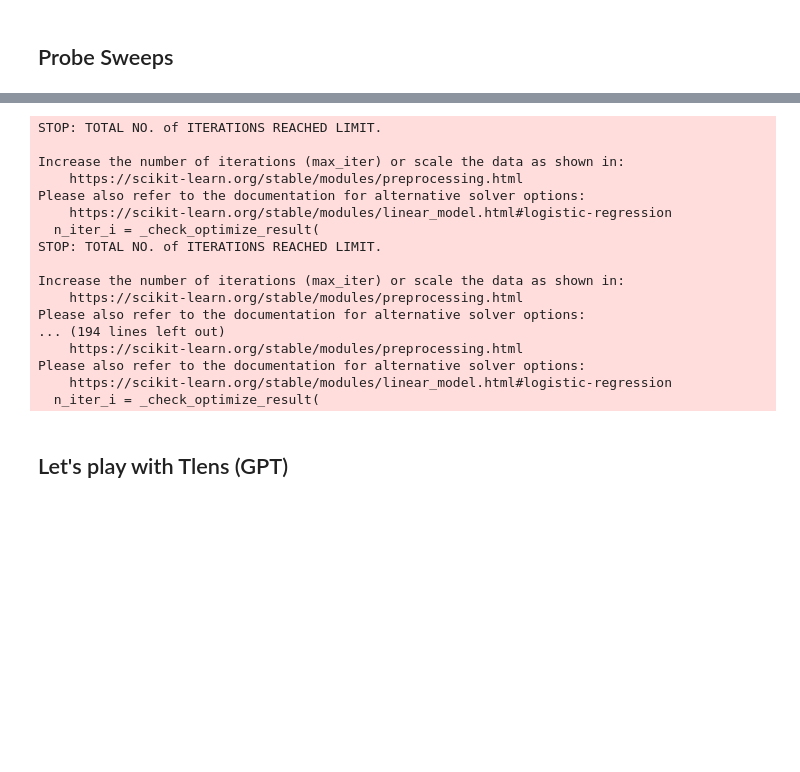
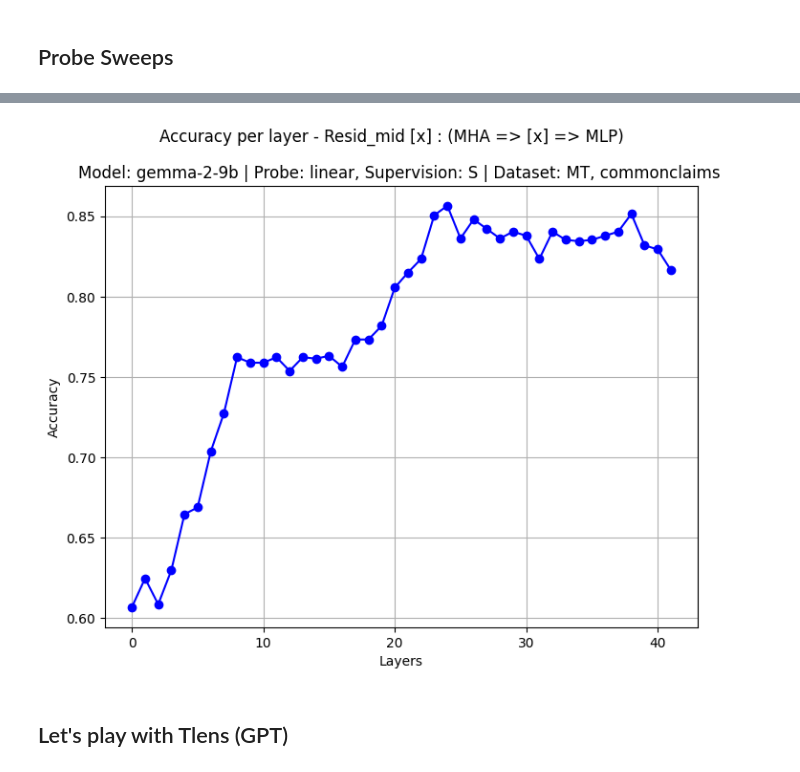
Before and after one commit to Supersheep7/belief-repr1, a Jupyter notebook: main.ipynb, the cells around one changed output, grey strips where cells are left out. Cells and saved outputs as stored; diff of their text form; code cells hidden in the pictures; blank space fills up the shorter version.

```diff
--- a/main.ipynb
+++ b/main.ipynb
@@ -235,14 +235,14 @@ attn_extractor = ActivationExtractor(model=model, data=x, labels=y, device=devic
                                      batch_size=probe_config.batch_size)
 attn_extractor.set_hooks([i for i in range(model.cfg.n_layers)], ['z'], attn=True) # for instance
 attn_activations, attn_labels = attn_extractor.process() # Get
+heads = [decompose_mha(x) for x in attn_activations.values()]
 
+model.reset_hooks()
 resid_extractor = ActivationExtractor(model=model, data=x, labels=y, device=device,
                                       half=True,
                                       batch_size=probe_config.batch_size)
-resid_extractor.set_hooks([i for i in range(model.cfg.n_layers)], ['resid_pre'], attn=False) # for instance
+resid_extractor.set_hooks([i for i in range(model.cfg.n_layers)], ['resid_mid'], attn=False) # for instance
 resid_activations, resid_labels = resid_extractor.process() # Get
-
-heads = [decompose_mha(x) for x in attn_activations.values()]
 # %% [output]
 Moving model to device:  cuda
 Moving model to device:  cuda
@@ -295,27 +295,0 @@ plt.show()
-# %%
-accuracies, _, _ = probe_sweep(resid_activations.values(), y, probe_config)
-accuracies = np.array(accuracies).reshape(-1,1)
-plt.figure(figsize=(8, 6))  # Optional: Adjust figure size
-sns.heatmap(accuracies, fmt=".2f", cmap="coolwarm")  # Annotates values on the heatmap
-plt.title("Probe accuracy per stream_type per layer")  # Add a title
-plt.xlabel("Residual")  # X-axis label
-plt.ylabel("Layers")  # Y-axis label
-plt.show()
-# %% [output]
-STOP: TOTAL NO. of ITERATIONS REACHED LIMIT.
-
-Increase the number of iterations (max_iter) or scale the data as shown in:
-    https://scikit-learn.org/stable/modules/preprocessing.html
-Please also refer to the documentation for alternative solver options:
-    https://scikit-learn.org/stable/modules/linear_model.html#logistic-regression
-  n_iter_i = _check_optimize_result(
-STOP: TOTAL NO. of ITERATIONS REACHED LIMIT.
-
-Increase the number of iterations (max_iter) or scale the data as shown in:
-    https://scikit-learn.org/stable/modules/preprocessing.html
-Please also refer to the documentation for alternative solver options:
-... (194 lines left out)
-    https://scikit-learn.org/stable/modules/preprocessing.html
-Please also refer to the documentation for alternative solver options:
-    https://scikit-learn.org/stable/modules/linear_model.html#logistic-regression
-  n_iter_i = _check_optimize_result(
@@ -322,11 +298,14 @@ Please also refer to the documentation for alternative solver options:
 # %%
 plt.figure(figsize=(8, 6))  # Optional: Adjust figure size
 plt.plot(accuracies, marker='o', linestyle='-', color='b')  # Line with markers
-plt.title("Probe Accuracy Per Layer (Residual Stream)")  # Add a title
+plt.suptitle(f"Accuracy per layer - Resid_mid [x] : (MHA => [x] => MLP)")  # Add a title
+plt.title(f"Model: {model.cfg.model_name} | Probe: {probe_config.probe_type}, Supervision: {probe_config.supervision} | Dataset: MT, commonclaims ")
 plt.xlabel("Layers")  # X-axis label
 plt.ylabel("Accuracy")  # Y-axis label
 plt.grid(True)  # Optional: Add grid lines
 plt.show()
+# %% [output]
+[figure, added]
 # %%
 with open(f'{file_path}/tot_accuracies_head_full_dataset_TM.pkl', 'wb') as f:
     pickle.dump(tot_accuracies_heads, f)
```
Also changed, not shown: parts of 8 cells of this notebook.
